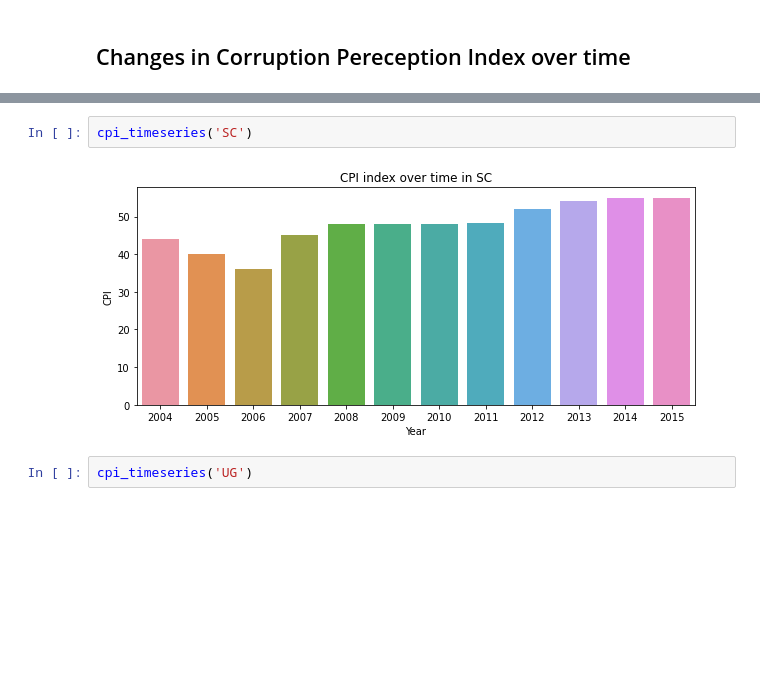
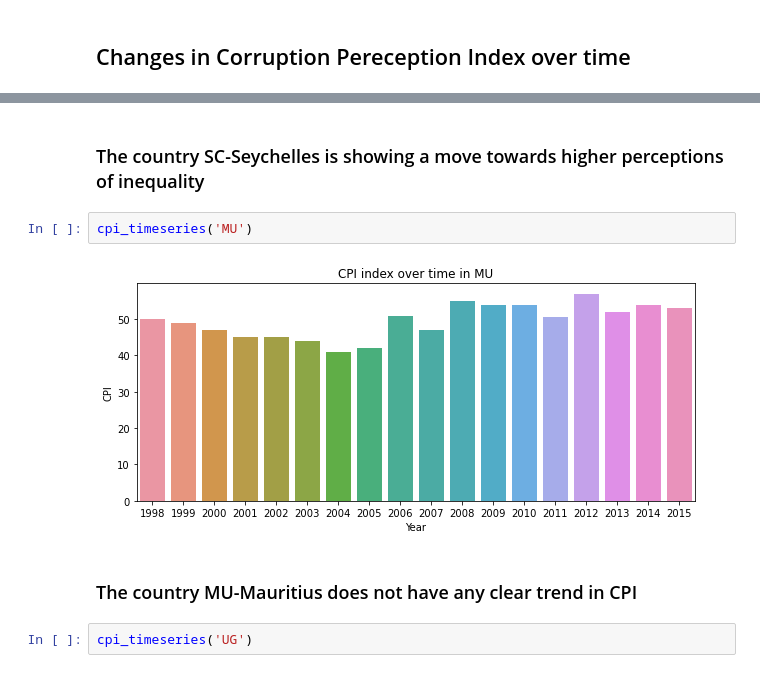
Before and after one commit to data301-2021-winter1/group35-project, a Jupyter notebook: notebooks/analysis1.ipynb, the cells around one changed output, grey strips where cells are left out. Drawn from its saved outputs; the diff is of its cells as text; blank space fills up the shorter version.

```diff
--- a/notebooks/analysis1.ipynb
+++ b/notebooks/analysis1.ipynb
@@ -85,7 +93,11 @@ cpi_timeseries()
+# %% [markdown]
+### The country SC-Seychelles is showing a move towards higher perceptions of inequality
 # %%
-cpi_timeseries('SC')
+cpi_timeseries('MU')
 # %% [output]
-[figure, old version]
+[figure, new version]
+# %% [markdown]
+### The country MU-Mauritius does not have any clear trend in CPI
 # %%
 cpi_timeseries('UG')
 # %% [output]
```
Also changed, not shown: parts of 8 cells of this notebook, 1 other file.
